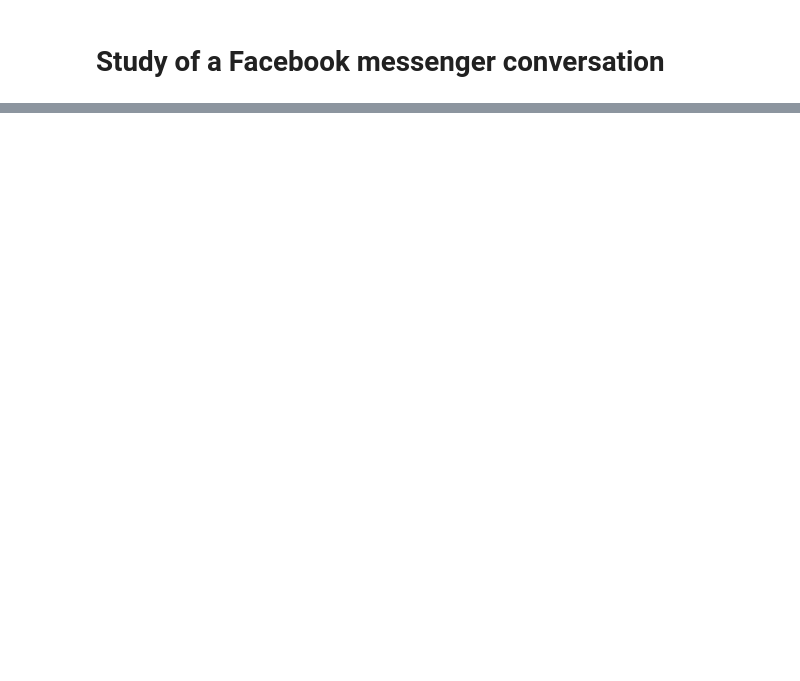
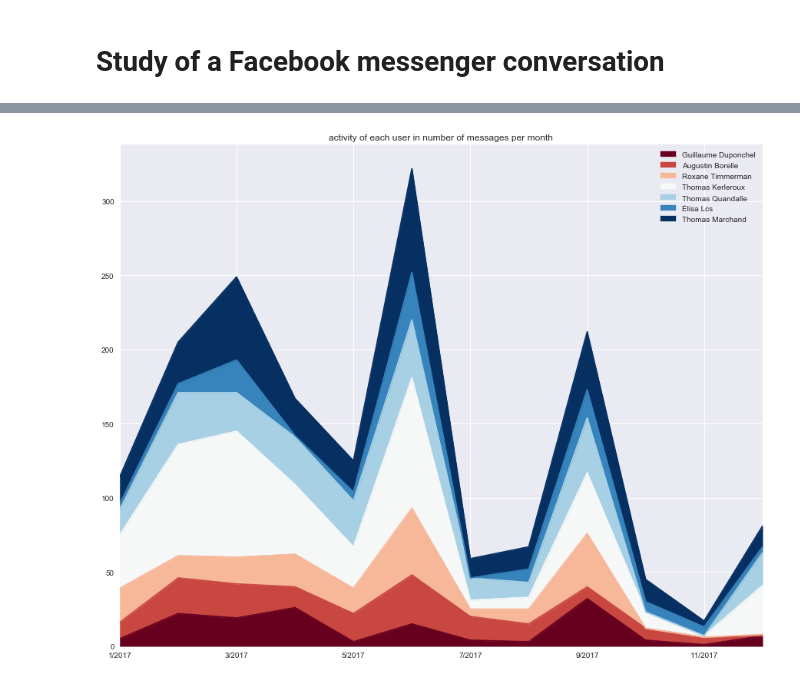
Before and after one commit to Bolzano-Weierstrass/FcbkDataExtrct, a Jupyter notebook: FacebookConversationDataExtraction.ipynb, the cells around one changed output, grey strips where cells are left out. Saved outputs shown, nothing was run; the diff lists cells and outputs as text; code cells hidden in the pictures; blank space fills up the shorter version.

```diff
--- a/FacebookConversationDataExtraction.ipynb
+++ b/FacebookConversationDataExtraction.ipynb
@@ -62,0 +173,38 @@ def getNumberOfMessgePerUser(soup):
+# %%
+def getNumberOfMessgePerUserPerMonth(soup, userList, dateTimeObject):
+    userActivityDict = {u:0 for u in userList}
+    allMessages = (soup\
+           .find_all("div", class_="message"))
+    startDate = dateTimeObject.replace(day=1)
+    endDate = add_one_month(startDate)
+    allMessageInTimeRegion = [m for m in allMessages if ((getDateTime(m)>startDate) & (getDateTime(m)< endDate))]
+    for i in range(len(allMessageInTimeRegion)):
+        tempWriter = allMessageInTimeRegion[i]\
+                .find_all("span", class_="user")[0]\
+                .get_text()
+        if tempWriter not in userActivityDict:
+            userActivityDict[tempWriter] = 0
+        userActivityDict[tempWriter] += 1
+    return(userActivityDict, startDate)
+
+def createMonthDataframe(userActivityDict, startDate):
+    d = str(startDate.month) + "/" + str(startDate.year)
+    return( pd.DataFrame(data =list(userActivityDict.values()) \
+                                        , columns = [d]\
+                                        , index=list(userActivityDict.keys())).transpose())
+# %%
+def createYearDataframe(soup, userList, year):
+    listOfDateTime = [datetime(year,i,1) for i in range(1,13)]
+    a,b = getNumberOfMessgePerUserPerMonth(soup, userList, listOfDateTime[0])
+    DF = createMonthDataframe(a,b)
+    for j in range(1,12):
+        a,b = getNumberOfMessgePerUserPerMonth(soup, userList, listOfDateTime[j])
+        DFTemp = createMonthDataframe(a,b)
+        DF = pd.concat([DF, DFTemp])
+    return(DF)
+# %%
+df = createYearDataframe(soup, userList, 2017)
+# %%
+df.plot.area(figsize=(15,12), title ='activity of each user in number of messages per month', cmap ="RdBu");
+# %% [output]
+[figure, added]
```
Also changed, not shown: parts of 23 cells of this notebook.
